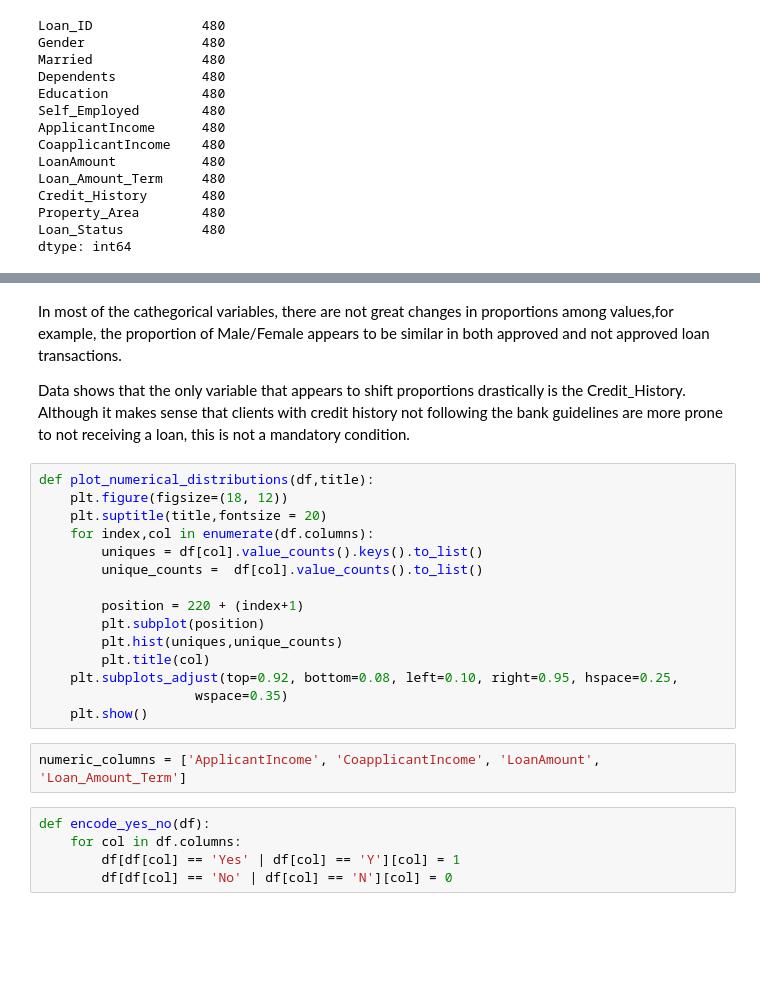
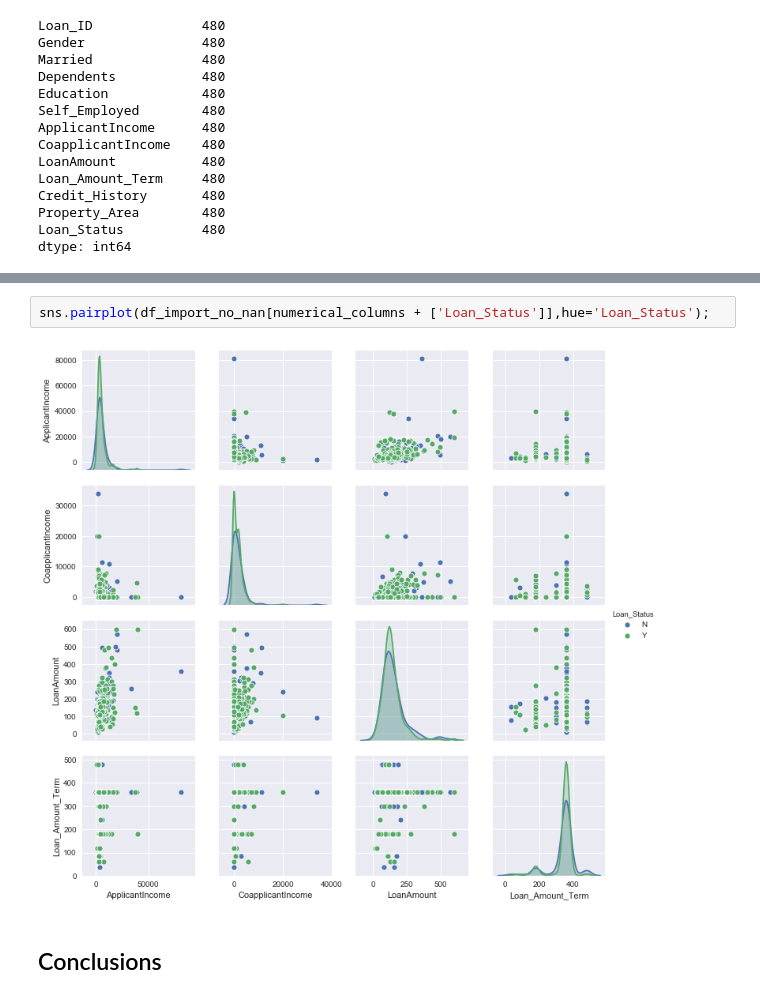
Before and after one commit to lucasthim/loan-prediction, a Jupyter notebook: 01_exploratory_analysis.ipynb, the cells around one changed output, grey strips where cells are left out. Saved outputs shown, nothing was run; the diff lists cells and outputs as text; blank space fills up the shorter version.

```diff
--- a/01_exploratory_analysis.ipynb
+++ b/01_exploratory_analysis.ipynb
@@ -187,26 +168,6 @@ plot_value_counts(df_import_not_approved[cathegorical_columns],'APPROVED Loan Tr
-# %% [markdown]
-In most of the cathegorical variables, there are not great changes in proportions among values,for example, the proportion of Male/Female appears to be similar in both approved and not approved loan transactions.
-
-Data shows that the only variable that appears to shift proportions drastically is the Credit_History. Although it makes sense that clients with credit history not following the bank guidelines are more prone to not receiving a loan, this is not a mandatory condition.
-# %%
-def plot_numerical_distributions(df,title):
-    plt.figure(figsize=(18, 12))
-    plt.suptitle(title,fontsize = 20)
-    for index,col in enumerate(df.columns):
-        uniques = df[col].value_counts().keys().to_list()
-        unique_counts =  df[col].value_counts().to_list()
-
-        position = 220 + (index+1)
-        plt.subplot(position)
-        plt.hist(uniques,unique_counts)
-        plt.title(col)
-    plt.subplots_adjust(top=0.92, bottom=0.08, left=0.10, right=0.95, hspace=0.25,
-                    wspace=0.35)
-    plt.show()
-# %%
-numeric_columns = ['ApplicantIncome', 'CoapplicantIncome', 'LoanAmount', 'Loan_Amount_Term']
-# %%
-def encode_yes_no(df):
-    for col in df.columns:
-        df[df[col] == 'Yes' | df[col] == 'Y'][col] = 1
-        df[df[col] == 'No' | df[col] == 'N'][col] = 0
+# %%
+sns.pairplot(df_import_no_nan[numerical_columns + ['Loan_Status']],hue='Loan_Status');
+# %% [output]
+[figure, added]
+# %% [markdown]
+## Conclusions
```
Also changed, not shown: parts of 18 cells of this notebook, 2 other files.
